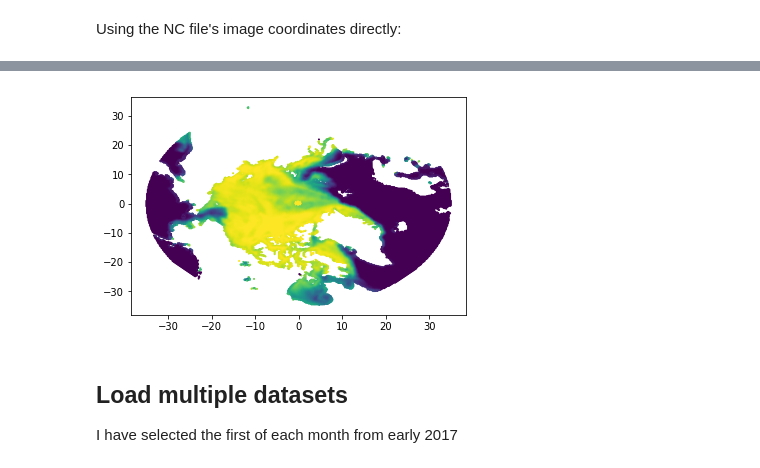
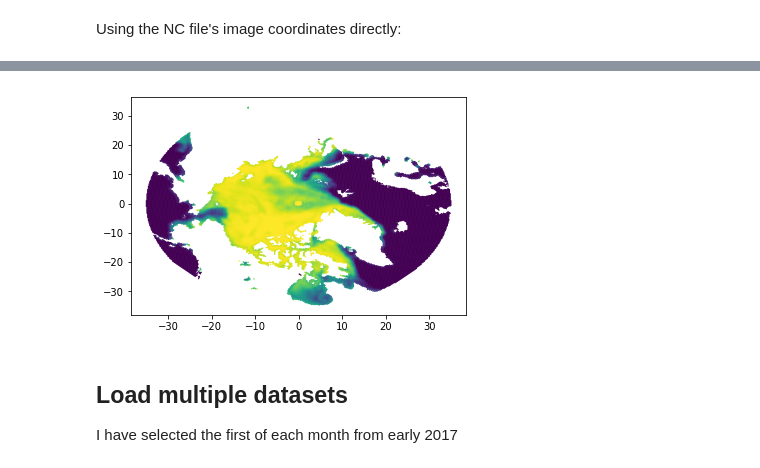
Before and after one commit to khmccurdy/arctic_ice_spaceapps, a Jupyter notebook: Arctic Ice Visualization.ipynb, the cells around one changed output, grey strips where cells are left out. Cells and saved outputs as stored; diff of their text form; code cells hidden in the pictures.

```diff
--- a/Arctic Ice Visualization.ipynb
+++ b/Arctic Ice Visualization.ipynb
@@ -70,9 +70,9 @@ plt.show()
 # %%
 it_z = highpass_arr(it_df['ice_con'],-10)
-plt.scatter(*pole_proj(it_df['lat'],it_df['lon']),s=1,c=it_z)
+plt.scatter(*pole_proj(it_df['lat'],it_df['lon']),s=2,c=it_z,linewidths=0)
 plt.show()
 # %% [output]
-[figure, old version]
+[figure, new version]
 # %% [markdown]
 ## Load multiple datasets
 I have selected the first of each month from early 2017
```
Also changed, not shown: parts of 2 cells of this notebook, 4 other files.
